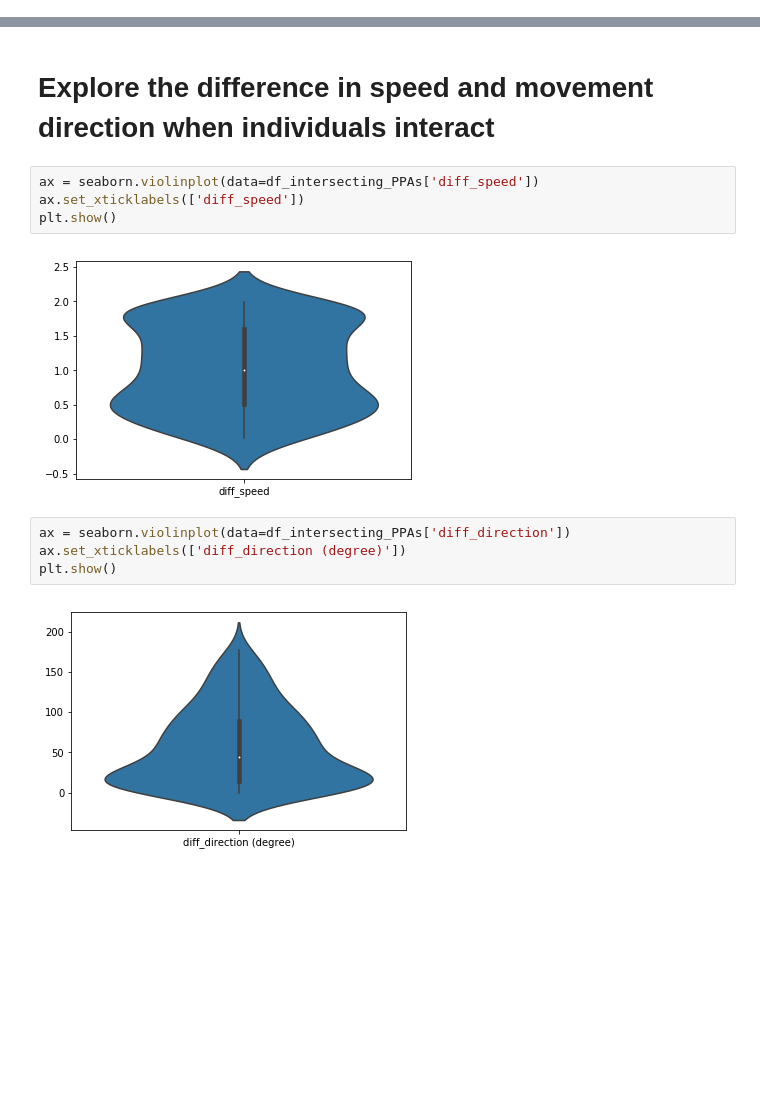
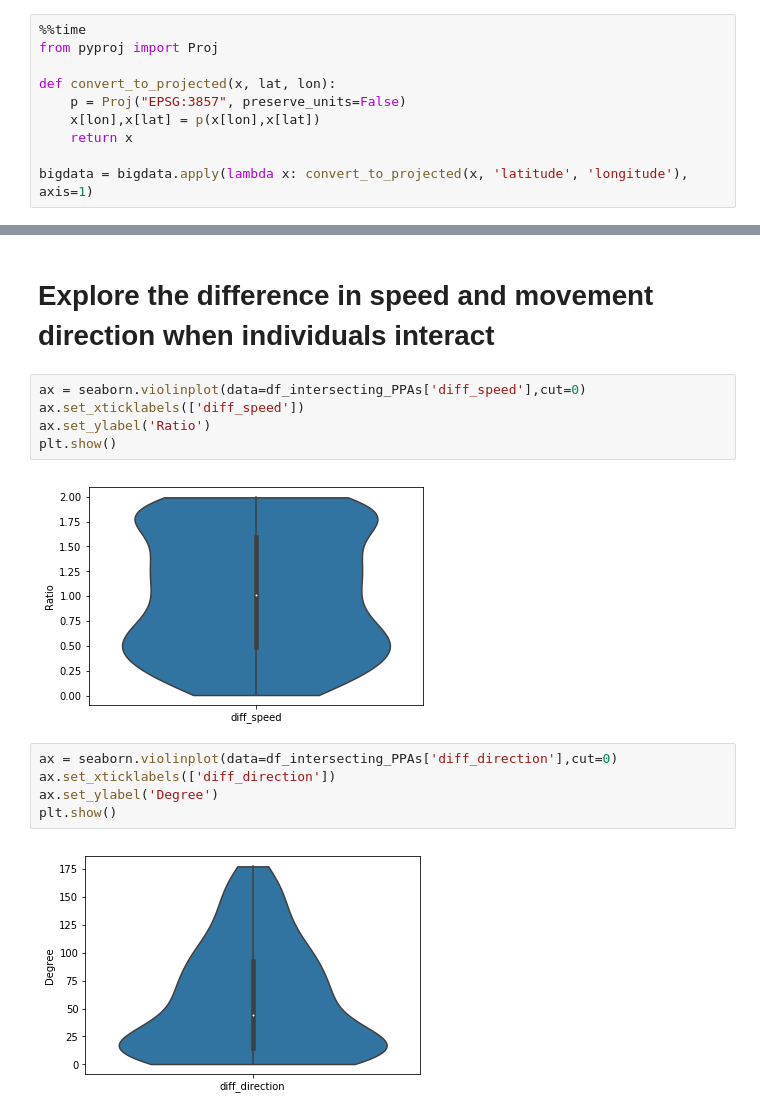
Before and after one commit to move-ucsb/ORTEGA, a Jupyter notebook: examples/example.ipynb, the cells around one changed output, grey strips where cells are left out. Saved outputs shown, nothing was run; the diff lists cells and outputs as text; blank space fills up the shorter version.

```diff
--- a/examples/example.ipynb
+++ b/examples/example.ipynb
@@ -32,0 +36,10 @@ total number of gps points: 10414
+# %%
+%%time
+from pyproj import Proj
+
+def convert_to_projected(x, lat, lon):
+    p = Proj("EPSG:3857", preserve_units=False)
+    x[lon],x[lat] = p(x[lon],x[lat])
+    return x
+
+bigdata = bigdata.apply(lambda x: convert_to_projected(x, 'latitude', 'longitude'), axis=1)
@@ -183,14 +235,16 @@ ortega.visualization.plot_original_tracks(interaction1)
 # %% [markdown]
 # Explore the difference in speed and movement  direction when individuals interact
 # %%
-ax = seaborn.violinplot(data=df_intersecting_PPAs['diff_speed'])
+ax = seaborn.violinplot(data=df_intersecting_PPAs['diff_speed'],cut=0)
 ax.set_xticklabels(['diff_speed'])
+ax.set_ylabel('Ratio')
 plt.show()
 # %% [output]
-[figure, old version]
+[figure, new version]
 # %%
-ax = seaborn.violinplot(data=df_intersecting_PPAs['diff_direction'])
-ax.set_xticklabels(['diff_direction (degree)'])
+ax = seaborn.violinplot(data=df_intersecting_PPAs['diff_direction'],cut=0)
+ax.set_xticklabels(['diff_direction'])
+ax.set_ylabel('Degree')
 plt.show()
 # %% [output]
-[figure, old version]
+[figure, new version]
```
Also changed, not shown: parts of 13 cells of this notebook, 4 other files.
